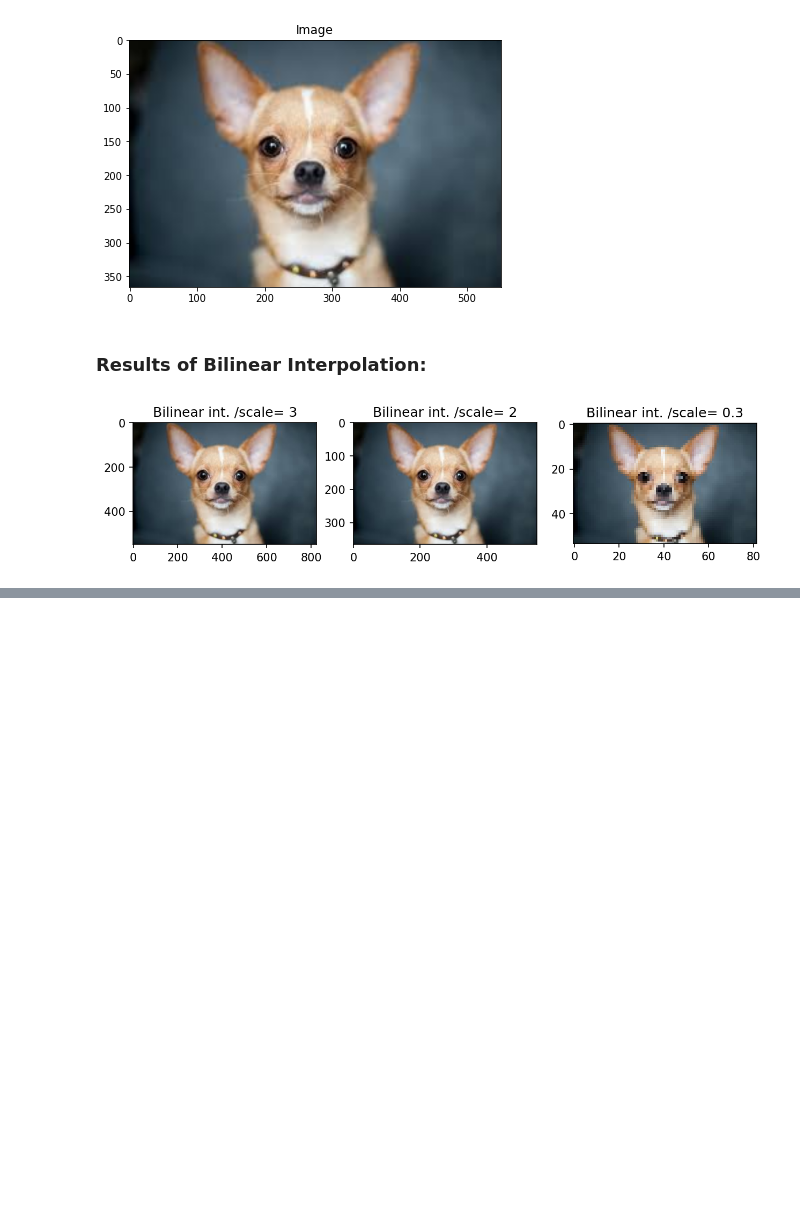
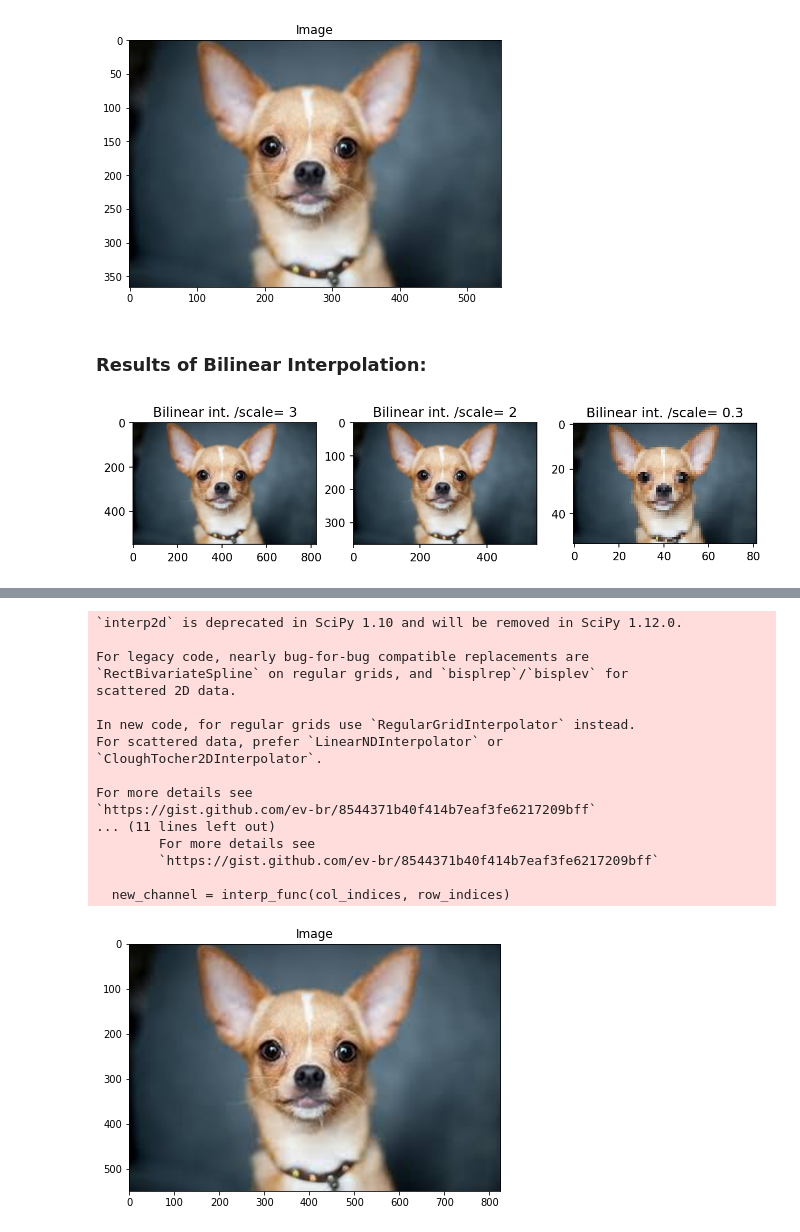
Before and after one commit to realBagher/Image_Processing_OpenCV, a Jupyter notebook: Interpolations/Image_Interploations.ipynb, the cells around one changed output, grey strips where cells are left out. Saved outputs shown, nothing was run; the diff lists cells and outputs as text; code cells hidden in the pictures; blank space fills up the shorter version.

```diff
--- a/Interpolations/Image_Interploations.ipynb
+++ b/Interpolations/Image_Interploations.ipynb
@@ -211,0 +250,30 @@ for i, ax in enumerate(axs):
+# %%
+import cv2
+import numpy as np
+from scipy.interpolate import interp2d
+
+def bicubic_interpolation(img, scale):
+    height, width, channels = img.shape
+    new_height = int(height * scale)
+    new_width = int(width * scale)
+    new_img = np.zeros((new_height, new_width, channels), dtype=np.uint8)
+
+    # Create row and column indices for new image
+    row_indices = np.arange(0, new_height, 1) / scale
+    col_indices = np.arange(0, new_width, 1) / scale
+
+    for c in range(channels):
+        # Create 2D interpolation function for each color channel
+        interp_func = interp2d(np.arange(0, width, 1), np.arange(0, height, 1), img[:, :, c], kind='cubic')
+
+        # Interpolate new image
+        new_channel = interp_func(col_indices, row_indices)
+        new_channel = np.clip(new_channel, 0, 255)
+
+        # Assign interpolated channel to new image
+        new_img[:, :, c] = new_channel.astype(np.uint8)
+
+    return new_img
+# %%
+image = cv2.imread('/content/chihuahua.jpg')
+imshow(image=bilinear_interpolation(image, 2))
@@ -211,0 +282,21 @@ for i, ax in enumerate(axs):
+# %%
+imshow(image=bicubic_interpolation(image, 3));
+# %% [output]
+`interp2d` is deprecated in SciPy 1.10 and will be removed in SciPy 1.12.0.
+
+For legacy code, nearly bug-for-bug compatible replacements are
+`RectBivariateSpline` on regular grids, and `bisplrep`/`bisplev` for
+scattered 2D data.
+
+In new code, for regular grids use `RegularGridInterpolator` instead.
+For scattered data, prefer `LinearNDInterpolator` or
+`CloughTocher2DInterpolator`.
+
+For more details see
+`https://gist.github.com/ev-br/8544371b40f414b7eaf3fe6217209bff`
+... (11 lines left out)
+        For more details see
+        `https://gist.github.com/ev-br/8544371b40f414b7eaf3fe6217209bff`
+
+  new_channel = interp_func(col_indices, row_indices)
+[figure, added]
```
Also changed, not shown: parts of 9 cells of this notebook.
